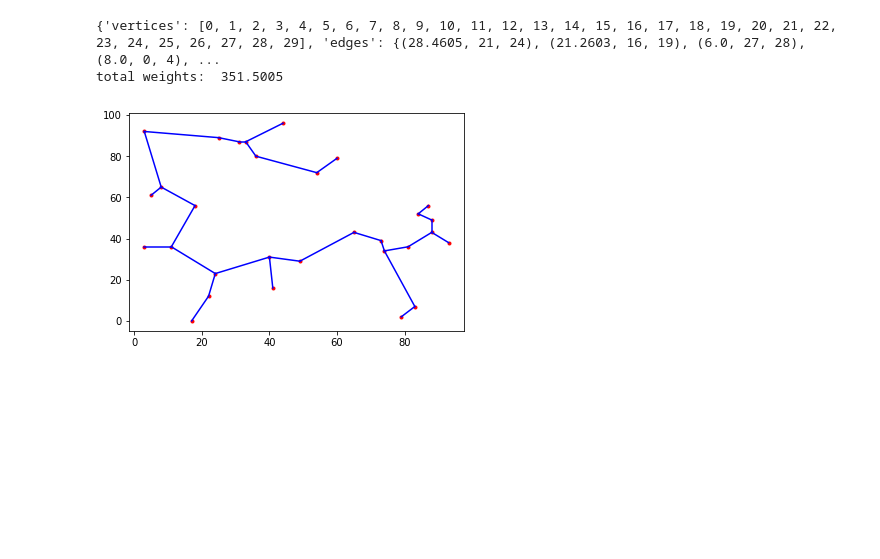
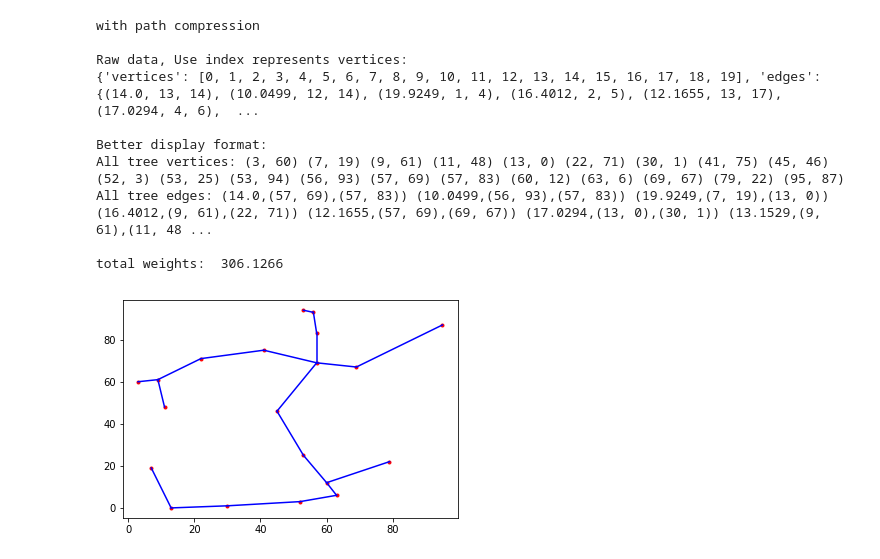
Before and after one commit to DuoPan/CourseAlgorithm, a Jupyter notebook: A2.ipynb, the cells around one changed output. Saved outputs shown, nothing was run; the diff lists cells and outputs as text; code cells hidden in the pictures; blank space fills up the shorter version.

```diff
--- a/A2.ipynb
+++ b/A2.ipynb
@@ -151,23 +137,25 @@ plt.show()
 
 # without path compression
 class Partition:
+    # generate a new partition
     def __init__(self):
         self.parent = dict()
         self.rank = dict()
+        print("without path compression")
 
-    def make_partition(self):
-        pass
-
+    # generate a new set within the partition
     def make_set(self,x):
         self.parent[x] = x
         self.rank[x] = 0
 
+    # find a set to which an element belongs (find)
     # without path compression
     def find(self,x):
         while(self.parent[x] != x):
             x = self.parent[x]
         return x
 
+    # merging two sets (union)
     def union(self,x, y):
         A = self.find(x)
         B = self.find(y)
@@ -233,70 +255,51 @@ total weights:  351.5005
 
 import matplotlib.pyplot as plt
 
+del Partition
+
 # with path compression
-class Partition2:
+class Partition:
     def __init__(self):
         self.parent = dict()
         self.rank = dict()
-
-    def make_partition(self):
-        pass
+        print("with path compression")
 
     def make_set(self,x):
         self.parent[x] = x
         self.rank[x] = 0
 
     # with path compression
     def find(self,x):
         if x != self.parent[x]:
             self.parent[x] = self.find(self.parent[x])
         return self.parent[x]
 
     def union(self,x, y):
         A = self.find(x)
         B = self.find(y)
         if self.rank[A] < self.rank[B]:
             self.parent[B] = A
         else:
             self.parent[A] = B
             if self.rank[A] == self.rank[B]:
                 self.rank[B] = self.rank[B] + 1
 
-partition2 = Partition2()
 
-def kruskal2(graph):
-    E = list(graph['edges'])
-    E.sort()
-    F = {}
-    F['vertices'] = graph['vertices']
-    F['edges'] = set([])
-    total = 0
-    for f in F['vertices']:
-        partition2.make_set(f)
-    for i in range(0,len(E)):
-        u = E[i][1]
-        v = E[i][2]
-        if partition2.find(u) != partition2.find(v):
-            partition2.union(u,v)
-            F['edges'].add(E[i])
-            total += E[i][0]
-
-    return F, total
-
-
-tree2, total2 = kruskal2(graph)
-print(tree2)
-print('total weights: ', total2)
-
-
-plt.plot(pointSet.getXS(), pointSet.getYS(),'ro',marker='.')
-for e in tree2['edges']:
-    plt.plot([pointSet.contents[e[1]].x,pointSet.contents[e[2]].x],[pointSet.contents[e[1]].y,pointSet.contents[e[2]].y],'b')
-plt.show()
+tree2, total2 = kruskal(graph)
+print()
+showResults(tree2,total2)
 # %% [output]
-{'vertices': [0, 1, 2, 3, 4, 5, 6, 7, 8, 9, 10, 11, 12, 13, 14, 15, 16, 17, 18, 19, 20, 21, 22, 23, 24, 25, 26, 27, 28, 29], 'edges': {(28.4605, 21, 24), (21.2603, 16, 19), (6.0, 27, 28), (8.0, 0, 4), ...
-total weights:  351.5005
+with path compression
+
+Raw data, Use index represents vertices:
+{'vertices': [0, 1, 2, 3, 4, 5, 6, 7, 8, 9, 10, 11, 12, 13, 14, 15, 16, 17, 18, 19], 'edges': {(14.0, 13, 14), (10.0499, 12, 14), (19.9249, 1, 4), (16.4012, 2, 5), (12.1655, 13, 17), (17.0294, 4, 6),  ...
+
+Better display format:
+All tree vertices: (3, 60) (7, 19) (9, 61) (11, 48) (13, 0) (22, 71) (30, 1) (41, 75) (45, 46) (52, 3) (53, 25) (53, 94) (56, 93) (57, 69) (57, 83) (60, 12) (63, 6) (69, 67) (79, 22) (95, 87)
+All tree edges: (14.0,(57, 69),(57, 83)) (10.0499,(56, 93),(57, 83)) (19.9249,(7, 19),(13, 0)) (16.4012,(9, 61),(22, 71)) (12.1655,(57, 69),(69, 67)) (17.0294,(13, 0),(30, 1)) (13.1529,(9, 61),(11, 48 ...
+
+total weights:  306.1266
-[figure, old version]
+[figure, new version]
 # %%
 # Q5. Implementation such that it stops when k clusters have been achieved and return those clusters.
 #     k is a user-definable parameter.
```
Also changed, not shown: parts of 6 cells of this notebook.
